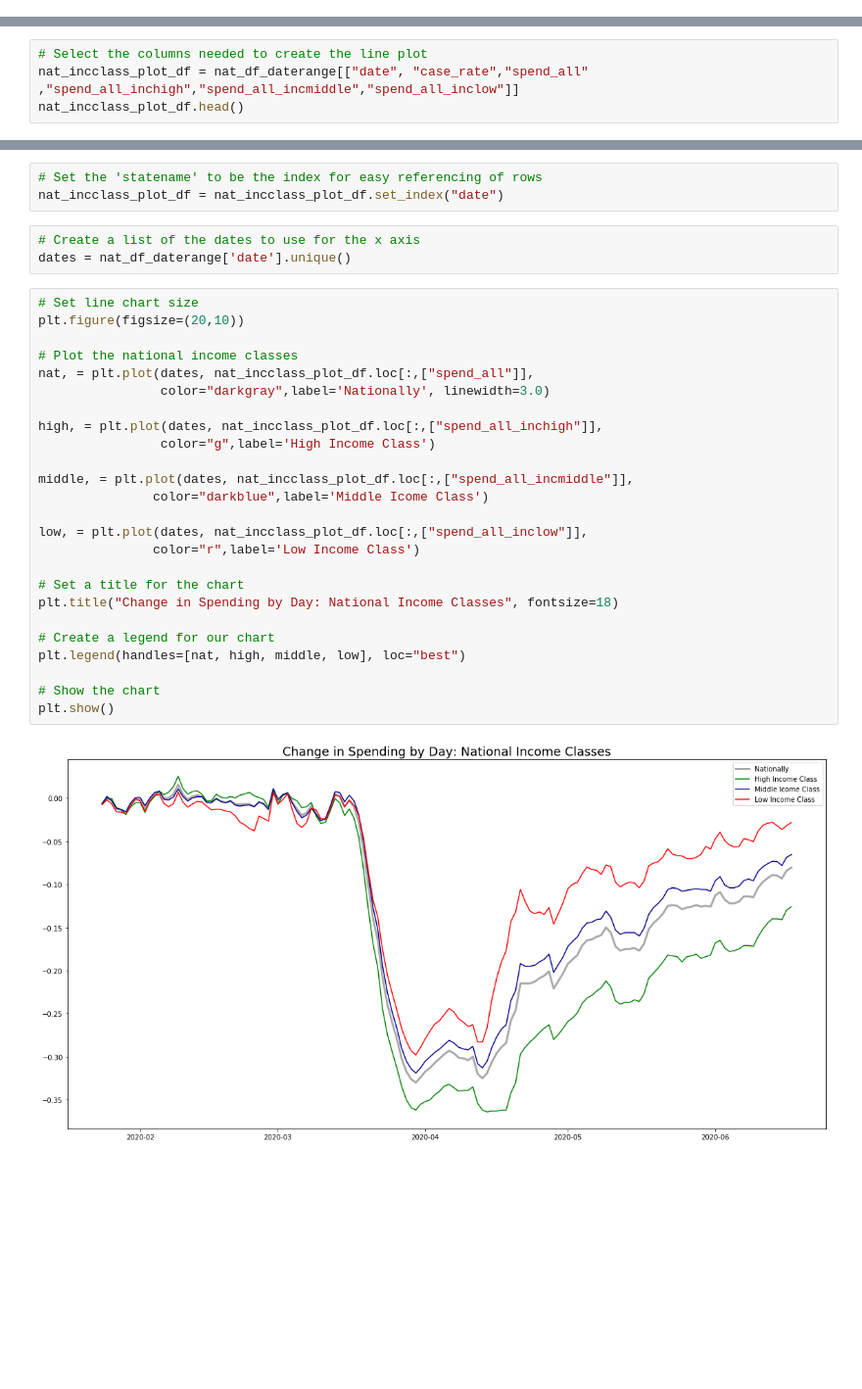
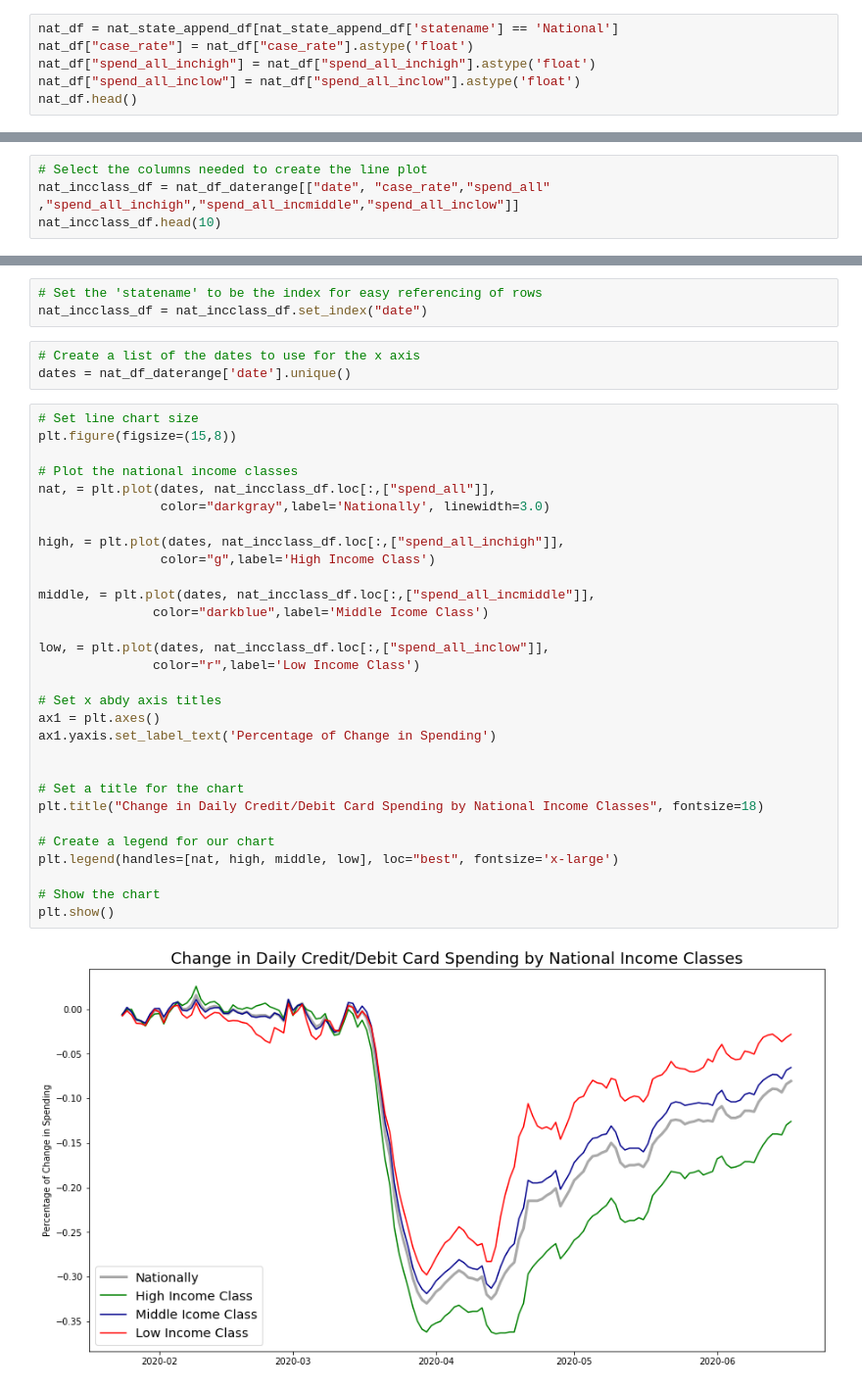
Before and after one commit to Starlinf/Project1, a Jupyter notebook: Project1_Q3.ipynb, the cells around one changed output, grey strips where cells are left out. Shown: that part at 98% size. Saved outputs shown, nothing was run; the diff lists cells and outputs as text; blank space fills up the shorter version.

```diff
--- a/Project1_Q3.ipynb
+++ b/Project1_Q3.ipynb
@@ -352,0 +290,6 @@ nat_df.head()
+# %%
+nat_df = nat_state_append_df[nat_state_append_df['statename'] == 'National']
+nat_df["case_rate"] = nat_df["case_rate"].astype('float')
+nat_df["spend_all_inchigh"] = nat_df["spend_all_inchigh"].astype('float')
+nat_df["spend_all_inclow"] = nat_df["spend_all_inclow"].astype('float')
+nat_df.head()
@@ -525,7 +503,7 @@ nat_df_daterange.head()
 | 4 | 2020-01-28 | 2020 | 1 | 28 | 0 | National | 0.001520 | 0.000174 | -0.01550 | ... |
 # %%
 # Select the columns needed to create the line plot
-nat_incclass_plot_df = nat_df_daterange[["date", "case_rate","spend_all" ,"spend_all_inchigh","spend_all_incmiddle","spend_all_inclow"]]
-nat_incclass_plot_df.head()
+nat_incclass_df = nat_df_daterange[["date", "case_rate","spend_all" ,"spend_all_inchigh","spend_all_incmiddle","spend_all_inclow"]]
+nat_incclass_df.head(10)
 # %% [output]
 |  | date | case_rate | spend_all | spend_all_inchigh | spend_all_incmiddle | spend_all_inclow |
@@ -537,35 +543,40 @@ nat_incclass_plot_df.head()
 # %%
 # Set the 'statename' to be the index for easy referencing of rows
-nat_incclass_plot_df = nat_incclass_plot_df.set_index("date")
+nat_incclass_df = nat_incclass_df.set_index("date")
 # %%
 # Create a list of the dates to use for the x axis
 dates = nat_df_daterange['date'].unique()
 # %%
 # Set line chart size
-plt.figure(figsize=(20,10))
+plt.figure(figsize=(15,8))
 
 # Plot the national income classes
-nat, = plt.plot(dates, nat_incclass_plot_df.loc[:,["spend_all"]],
+nat, = plt.plot(dates, nat_incclass_df.loc[:,["spend_all"]],
                 color="darkgray",label='Nationally', linewidth=3.0)
 
-high, = plt.plot(dates, nat_incclass_plot_df.loc[:,["spend_all_inchigh"]],
+high, = plt.plot(dates, nat_incclass_df.loc[:,["spend_all_inchigh"]],
                 color="g",label='High Income Class')
 
-middle, = plt.plot(dates, nat_incclass_plot_df.loc[:,["spend_all_incmiddle"]],
+middle, = plt.plot(dates, nat_incclass_df.loc[:,["spend_all_incmiddle"]],
                color="darkblue",label='Middle Icome Class')
 
-low, = plt.plot(dates, nat_incclass_plot_df.loc[:,["spend_all_inclow"]],
+low, = plt.plot(dates, nat_incclass_df.loc[:,["spend_all_inclow"]],
                color="r",label='Low Income Class')
 
+# Set x abdy axis titles
+ax1 = plt.axes()
+ax1.yaxis.set_label_text('Percentage of Change in Spending')
+
+
 # Set a title for the chart
-plt.title("Change in Spending by Day: National Income Classes", fontsize=18)
+plt.title("Change in Daily Credit/Debit Card Spending by National Income Classes", fontsize=18)
 
 # Create a legend for our chart
-plt.legend(handles=[nat, high, middle, low], loc="best")
+plt.legend(handles=[nat, high, middle, low], loc="best", fontsize='x-large')
 
 # Show the chart
 plt.show()
 # %% [output]
-[figure, old version]
+[figure, new version]
 # %%
 # Generate a box plot of the spending across income classes to determine outliers
```
Also changed, not shown: parts of 61 cells of this notebook.
